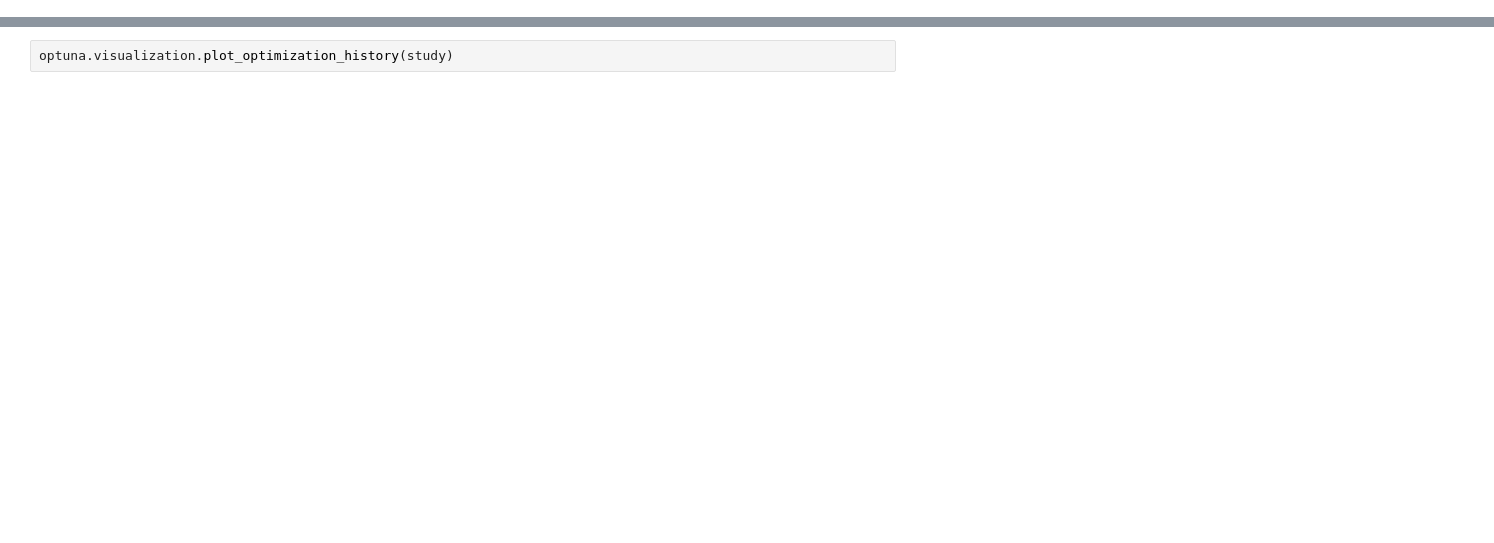
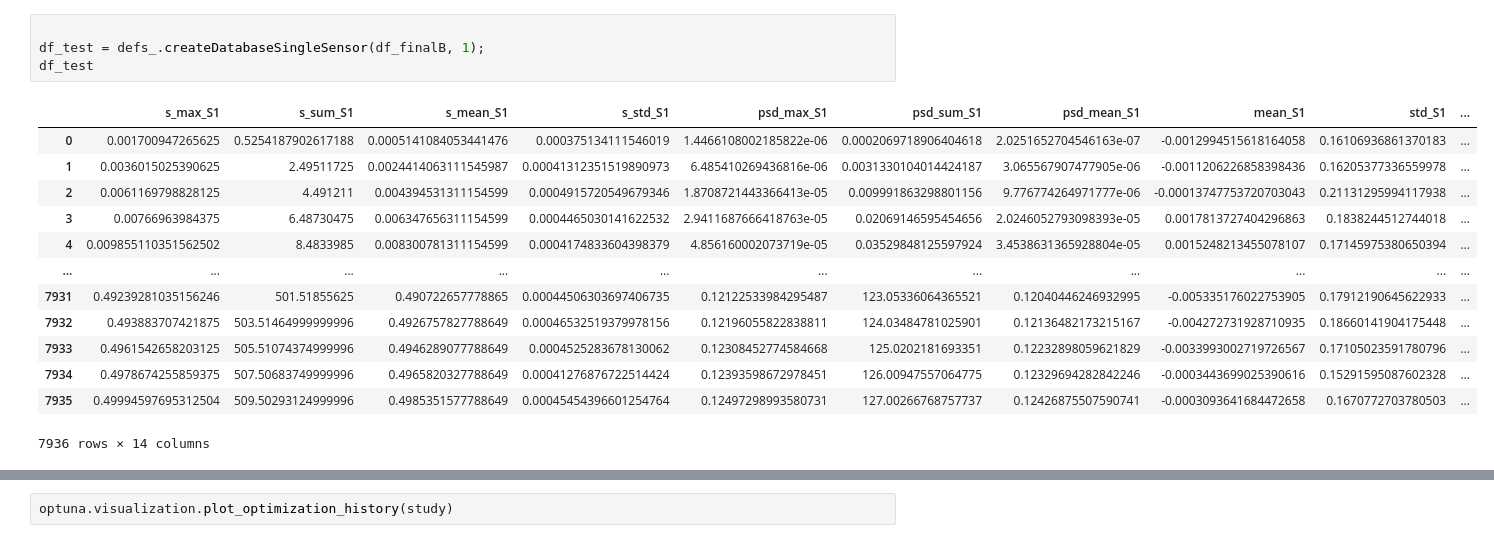
Before and after one commit to lorenzo-trevizani/UFES-TCC-Structural-Health-Monitoring, a Jupyter notebook: main_new_attempt.ipynb, the cells around one changed output, grey strips where cells are left out. Saved outputs shown, nothing was run; the diff lists cells and outputs as text; blank space fills up the shorter version.

```diff
--- a/main_new_attempt.ipynb
+++ b/main_new_attempt.ipynb
@@ -166,0 +89,18 @@ accuracy_
+# %%
+
+df_test = defs_.createDatabaseSingleSensor(df_finalB, 1);
+df_test
+# %% [output]
+|  | s_max_S1 | s_sum_S1 | s_mean_S1 | s_std_S1 | psd_max_S1 | psd_sum_S1 | psd_mean_S1 | mean_S1 | std_S1 | ... |
+| 0 | 0.001700947265625 | 0.5254187902617188 | 0.0005141084053441476 | 0.000375134111546019 | 1.4466108002185822e-06 | 0.0002069718906404618 | 2.0251652704546163e-07 | -0.0012994515618164058 | 0.16106936861370183 | ... |
+| 1 | 0.0036015025390625 | 2.49511725 | 0.0024414063111545987 | 0.00041312351519890973 | 6.485410269436816e-06 | 0.0031330104014424187 | 3.065567907477905e-06 | -0.0011206226858398436 | 0.16205377336559978 | ... |
+| 2 | 0.0061169798828125 | 4.491211 | 0.004394531311154599 | 0.0004915720549679346 | 1.8708721443366413e-05 | 0.009991863298801156 | 9.776774264971777e-06 | -0.00013747753720703043 | 0.21131295994117938 | ... |
+| 3 | 0.00766963984375 | 6.48730475 | 0.006347656311154599 | 0.0004465030141622532 | 2.9411687666418763e-05 | 0.02069146595454656 | 2.0246052793098393e-05 | 0.0017813727404296863 | 0.1838244512744018 | ... |
+| 4 | 0.009855110351562502 | 8.4833985 | 0.008300781311154599 | 0.0004174833604398379 | 4.856160002073719e-05 | 0.03529848125597924 | 3.4538631365928804e-05 | 0.0015248213455078107 | 0.17145975380650394 | ... |
+| ... | ... | ... | ... | ... | ... | ... | ... | ... | ... | ... |
+| 7931 | 0.49239281035156246 | 501.51855625 | 0.490722657778865 | 0.00044506303697406735 | 0.12122533984295487 | 123.05336064365521 | 0.12040446246932995 | -0.005335176022753905 | 0.17912190645622933 | ... |
+| 7932 | 0.493883707421875 | 503.51464999999996 | 0.4926757827788649 | 0.00046532519379978156 | 0.12196055822838811 | 124.03484781025901 | 0.12136482173215167 | -0.004272731928710935 | 0.18660141904175448 | ... |
+| 7933 | 0.4961542658203125 | 505.51074374999996 | 0.4946289077788649 | 0.0004525283678130062 | 0.12308452774584668 | 125.0202181693351 | 0.12232898059621829 | -0.0033993002719726567 | 0.17105023591780796 | ... |
+| 7934 | 0.4978674255859375 | 507.50683749999996 | 0.4965820327788649 | 0.00041276876722514424 | 0.12393598672978451 | 126.00947557064775 | 0.12329694282842246 | -0.0003443699025390616 | 0.15291595087602328 | ... |
+| 7935 | 0.49994597695312504 | 509.50293124999996 | 0.4985351577788649 | 0.00045454396601254764 | 0.12497298993580731 | 127.00266768757737 | 0.12426875507590741 | -0.0003093641684472658 | 0.1670772703780503 | ... |
+7936 rows × 14 columns
```
Also changed, not shown: parts of 36 cells of this notebook, 7 other files.
